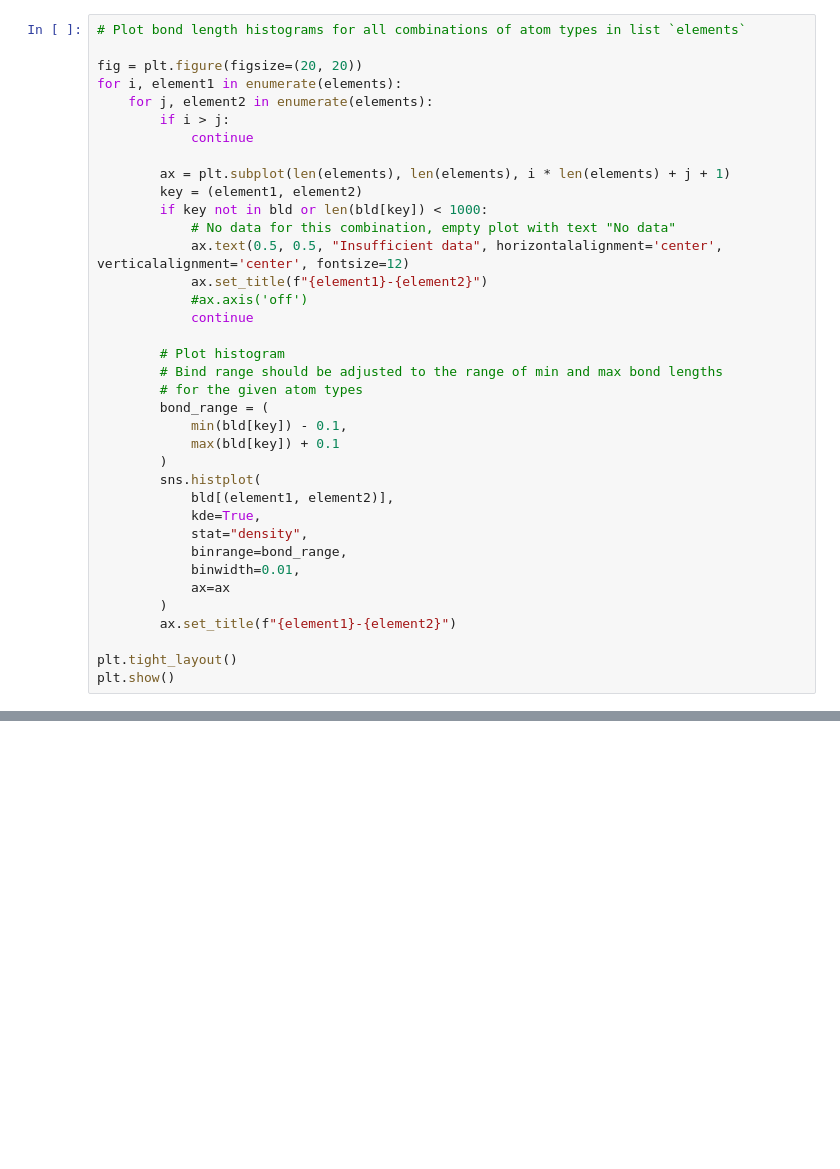
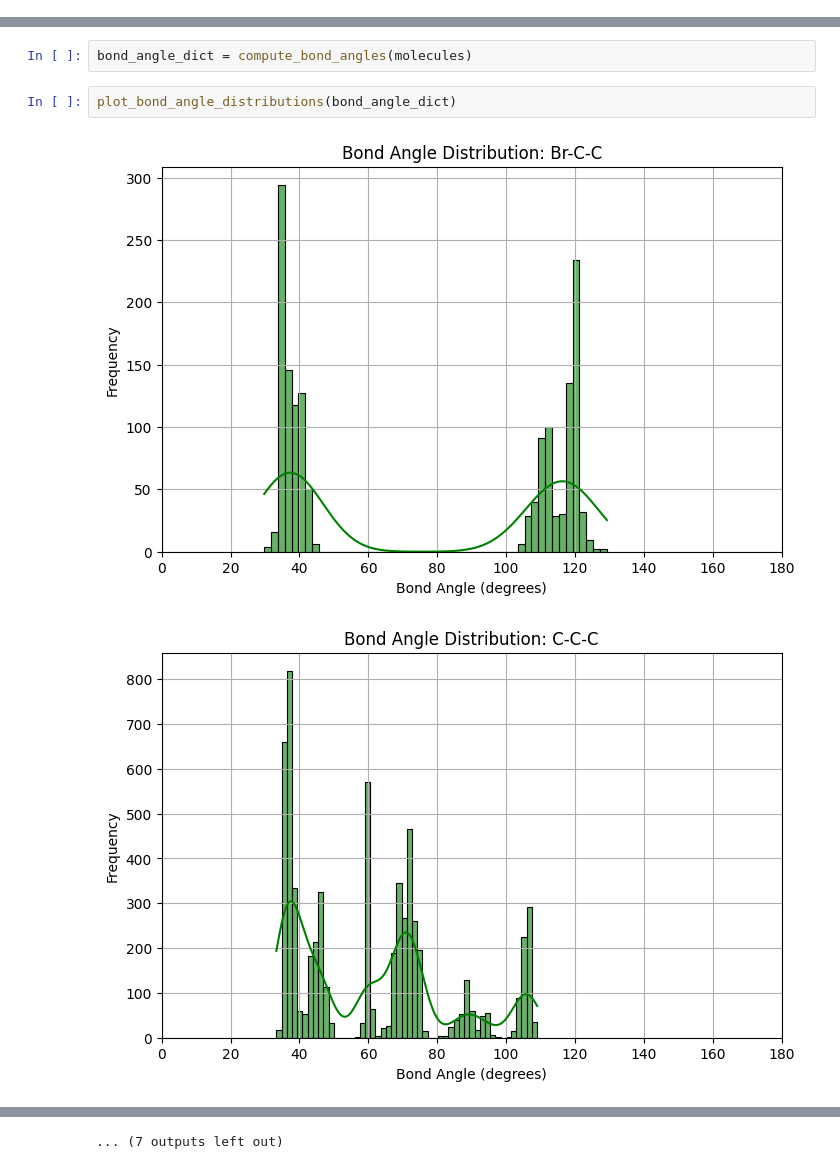
Before and after one commit to LauriKurki/molecule-net, a Jupyter notebook: notebooks/ase_analysis.ipynb, the cells around one changed output, grey strips where cells are left out. Saved outputs shown, nothing was run; the diff lists cells and outputs as text; blank space fills up the shorter version.

```diff
--- a/notebooks/ase_analysis.ipynb
+++ b/notebooks/ase_analysis.ipynb
@@ -85,37 +63,0 @@ bld = get_bond_length_dictionary(molecules)
-# %%
-# Plot bond length histograms for all combinations of atom types in list `elements`
-
-fig = plt.figure(figsize=(20, 20))
-for i, element1 in enumerate(elements):
-    for j, element2 in enumerate(elements):
-        if i > j:
-            continue
-
-        ax = plt.subplot(len(elements), len(elements), i * len(elements) + j + 1)
-        key = (element1, element2)
-        if key not in bld or len(bld[key]) < 1000:
-            # No data for this combination, empty plot with text "No data"
-            ax.text(0.5, 0.5, "Insufficient data", horizontalalignment='center', verticalalignment='center', fontsize=12)
-            ax.set_title(f"{element1}-{element2}")
-            #ax.axis('off')
-            continue
-
-        # Plot histogram
-        # Bind range should be adjusted to the range of min and max bond lengths
-        # for the given atom types
-        bond_range = (
-            min(bld[key]) - 0.1,
-            max(bld[key]) + 0.1
-        )
-        sns.histplot(
-            bld[(element1, element2)],
-            kde=True,
-            stat="density",
-            binrange=bond_range,
-            binwidth=0.01,
-            ax=ax
-        )
-        ax.set_title(f"{element1}-{element2}")
-
-plt.tight_layout()
-plt.show()
@@ -123,0 +162,7 @@ plt.show()
+# %%
+bond_angle_dict = compute_bond_angles(molecules)
+# %%
+plot_bond_angle_distributions(bond_angle_dict)
+# %% [output]
+[figure, added]
+[figure, added]
@@ -123,0 +179 @@ plt.show()
+... (7 outputs left out)
```
Also changed, not shown: parts of 12 cells of this notebook.
